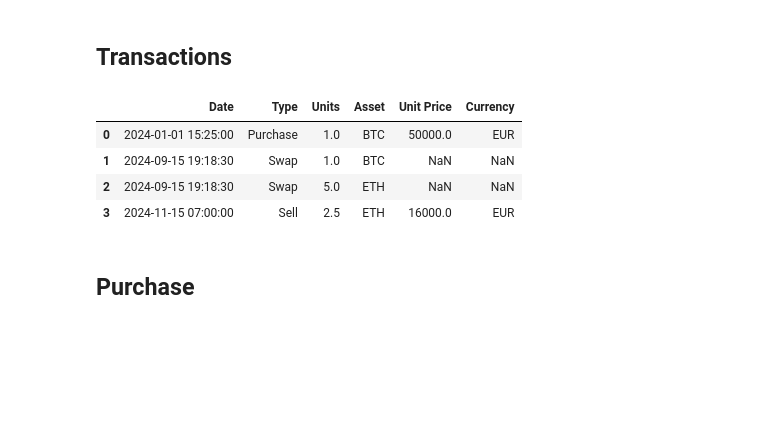
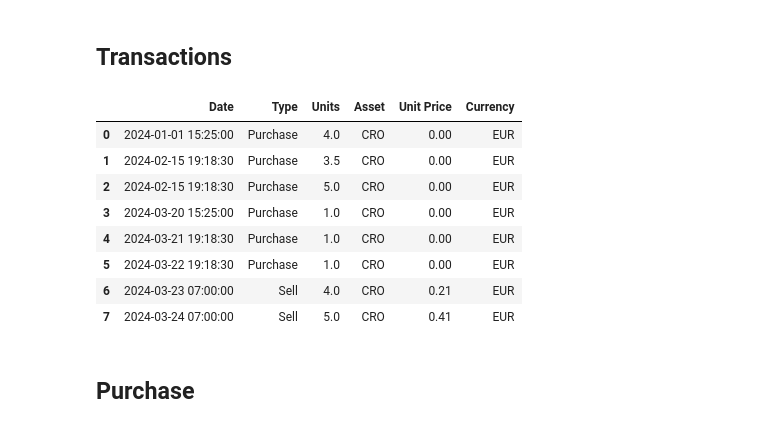
Before and after one commit to FedericoGentile/capital-gains-tax-calculator, a Jupyter notebook: tax_calculator_simulator.ipynb, the cells around one changed output. Drawn from its saved outputs; the diff is of its cells as text; code cells hidden in the pictures; blank space fills up the shorter version.

```diff
--- a/tax_calculator_simulator.ipynb
+++ b/tax_calculator_simulator.ipynb
@@ -227,16 +228,31 @@ def take_balance_snapshot(df_balance_evolution, df_balance, date):
 # Load data
 # %% [markdown]
 ## Transactions
-# %%
-df_transactions = pd.read_csv('transactions_02.csv', sep=";")
-df_transactions['Date'] = pd.to_datetime(df_transactions['Date'], format='%d/%m/%Y %H:%M:%S')
-df_transactions
-# %% [output]
-|  | Date | Type | Units | Asset | Unit Price | Currency |
-| 0 | 2024-01-01 15:25:00 | Purchase | 1.0 | BTC | 50000.0 | EUR |
-| 1 | 2024-09-15 19:18:30 | Swap | 1.0 | BTC | NaN | NaN |
-| 2 | 2024-09-15 19:18:30 | Swap | 5.0 | ETH | NaN | NaN |
-| 3 | 2024-11-15 07:00:00 | Sell | 2.5 | ETH | 16000.0 | EUR |
+# %%
+df_transactions = pd.read_csv('transactions_03.csv', sep=";")
+df_transactions['Date'] = pd.to_datetime(df_transactions['Date'], format='%d/%m/%Y %H:%M:%S')
+
+# Airdrops: they are like purchases where acquisition costs are set at zero
+df_transactions.loc[df_transactions['Type']=="Airdrop", "Unit Price"] = 0
+df_transactions.loc[df_transactions['Type']=="Airdrop", "Currency"] = CURRENCY
+df_transactions.loc[df_transactions['Type']=="Airdrop", "Type"] = "Purchase"
+df_transactions
+
+# Staking rewards: they are like purchases where acquisition costs are set at zero
+df_transactions.loc[df_transactions['Type']=="Staking", "Unit Price"] = 0
+df_transactions.loc[df_transactions['Type']=="Staking", "Currency"] = CURRENCY
+df_transactions.loc[df_transactions['Type']=="Staking", "Type"] = "Purchase"
+df_transactions
+# %% [output]
+|  | Date | Type | Units | Asset | Unit Price | Currency |
+| 0 | 2024-01-01 15:25:00 | Purchase | 4.0 | CRO | 0.00 | EUR |
+| 1 | 2024-02-15 19:18:30 | Purchase | 3.5 | CRO | 0.00 | EUR |
+| 2 | 2024-02-15 19:18:30 | Purchase | 5.0 | CRO | 0.00 | EUR |
+| 3 | 2024-03-20 15:25:00 | Purchase | 1.0 | CRO | 0.00 | EUR |
+| 4 | 2024-03-21 19:18:30 | Purchase | 1.0 | CRO | 0.00 | EUR |
+| 5 | 2024-03-22 19:18:30 | Purchase | 1.0 | CRO | 0.00 | EUR |
+| 6 | 2024-03-23 07:00:00 | Sell | 4.0 | CRO | 0.21 | EUR |
+| 7 | 2024-03-24 07:00:00 | Sell | 5.0 | CRO | 0.41 | EUR |
 # %% [markdown]
 ## Purchase
 # %%
```
Also changed, not shown: parts of 6 cells of this notebook, 1 other file.
